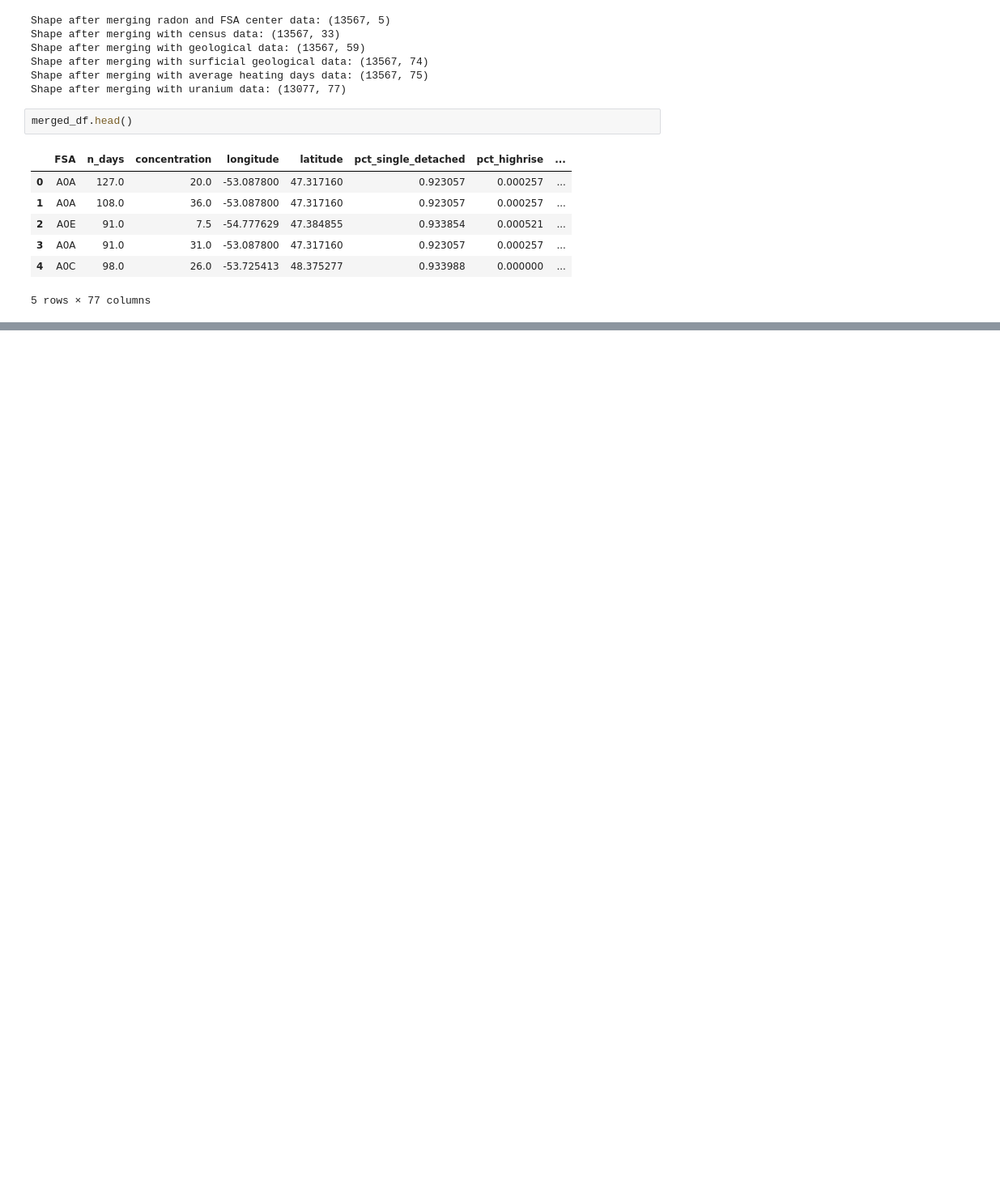
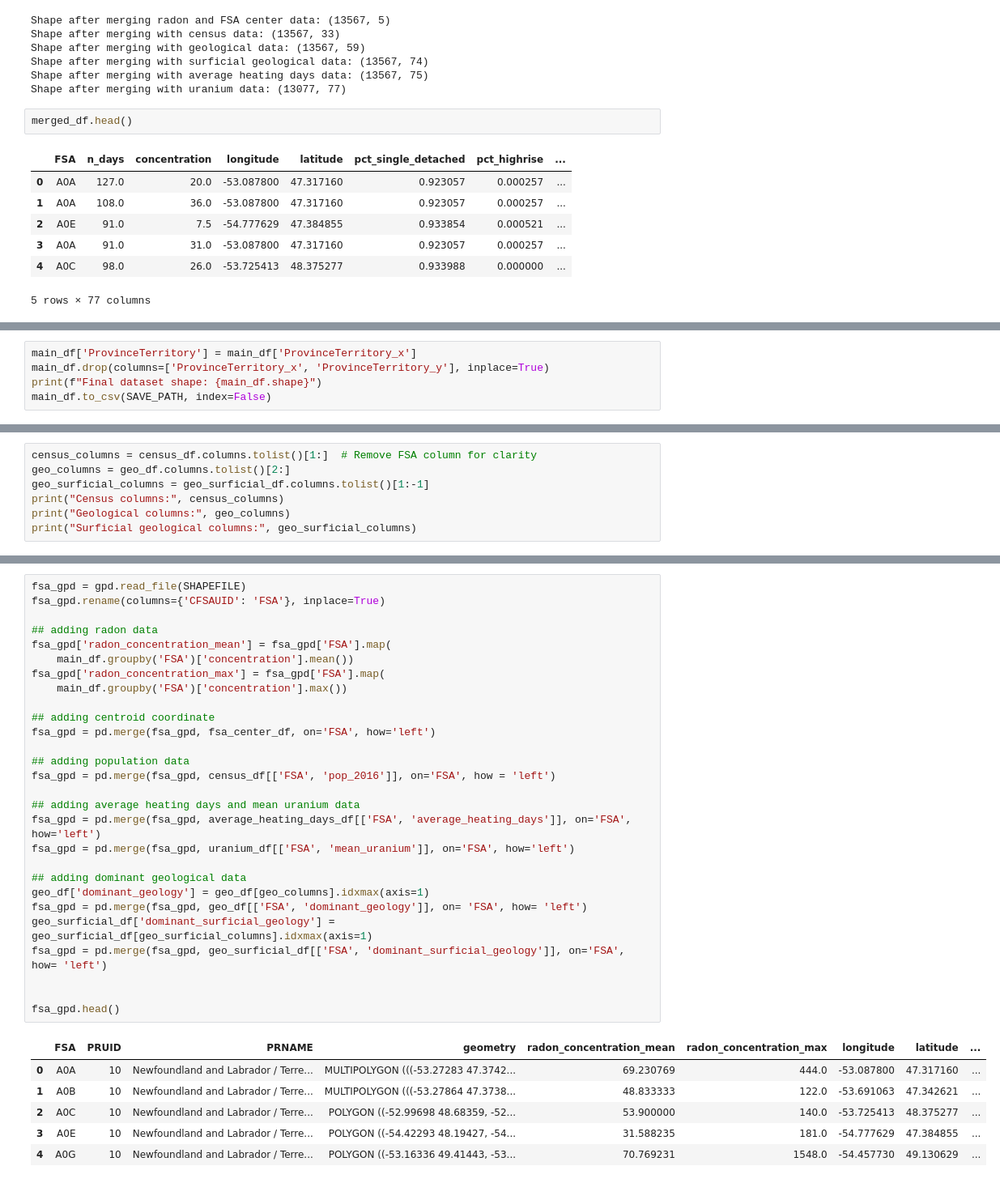
Before and after one commit to Erdos-Projects/spring-2026-radon-risk-mapping, a Jupyter notebook: notebooks/raw_data_processing/main_dataset_processing.ipynb, the cells around one changed output, grey strips where cells are left out. Shown at 81% size. Drawn from its saved outputs; the diff is of its cells as text; blank space fills up the shorter version.

```diff
--- a/notebooks/raw_data_processing/main_dataset_processing.ipynb
+++ b/notebooks/raw_data_processing/main_dataset_processing.ipynb
@@ -296,0 +315,5 @@ Final dataset shape: (13077, 77)
+# %%
+main_df['ProvinceTerritory'] = main_df['ProvinceTerritory_x']
+main_df.drop(columns=['ProvinceTerritory_x', 'ProvinceTerritory_y'], inplace=True)
+print(f"Final dataset shape: {main_df.shape}")
+main_df.to_csv(SAVE_PATH, index=False)
@@ -296,0 +330,7 @@ Final dataset shape: (13077, 77)
+# %%
+census_columns = census_df.columns.tolist()[1:]  # Remove FSA column for clarity
+geo_columns = geo_df.columns.tolist()[2:]
+geo_surficial_columns = geo_surficial_df.columns.tolist()[1:-1]
+print("Census columns:", census_columns)
+print("Geological columns:", geo_columns)
+print("Surficial geological columns:", geo_surficial_columns)
@@ -296,0 +341,35 @@ Final dataset shape: (13077, 77)
+# %%
+fsa_gpd = gpd.read_file(SHAPEFILE)
+fsa_gpd.rename(columns={'CFSAUID': 'FSA'}, inplace=True)
+
+## adding radon data
+fsa_gpd['radon_concentration_mean'] = fsa_gpd['FSA'].map(
+    main_df.groupby('FSA')['concentration'].mean())
+fsa_gpd['radon_concentration_max'] = fsa_gpd['FSA'].map(
+    main_df.groupby('FSA')['concentration'].max())
+
+## adding centroid coordinate
+fsa_gpd = pd.merge(fsa_gpd, fsa_center_df, on='FSA', how='left')
+
+## adding population data
+fsa_gpd = pd.merge(fsa_gpd, census_df[['FSA', 'pop_2016']], on='FSA', how = 'left')
+
+## adding average heating days and mean uranium data
+fsa_gpd = pd.merge(fsa_gpd, average_heating_days_df[['FSA', 'average_heating_days']], on='FSA', how='left')
+fsa_gpd = pd.merge(fsa_gpd, uranium_df[['FSA', 'mean_uranium']], on='FSA', how='left')
+
+## adding dominant geological data
+geo_df['dominant_geology'] = geo_df[geo_columns].idxmax(axis=1)
+fsa_gpd = pd.merge(fsa_gpd, geo_df[['FSA', 'dominant_geology']], on= 'FSA', how= 'left')
+geo_surficial_df['dominant_surficial_geology'] = geo_surficial_df[geo_surficial_columns].idxmax(axis=1)
+fsa_gpd = pd.merge(fsa_gpd, geo_surficial_df[['FSA', 'dominant_surficial_geology']], on='FSA', how= 'left')
+
+
+fsa_gpd.head()
+# %% [output]
+|  | FSA | PRUID | PRNAME | geometry | radon_concentration_mean | radon_concentration_max | longitude | latitude | ... |
+| 0 | A0A | 10 | Newfoundland and Labrador / Terre... | MULTIPOLYGON (((-53.27283 47.3742... | 69.230769 | 444.0 | -53.087800 | 47.317160 | ... |
+| 1 | A0B | 10 | Newfoundland and Labrador / Terre... | MULTIPOLYGON (((-53.27864 47.3738... | 48.833333 | 122.0 | -53.691063 | 47.342621 | ... |
+| 2 | A0C | 10 | Newfoundland and Labrador / Terre... | POLYGON ((-52.99698 48.68359, -52... | 53.900000 | 140.0 | -53.725413 | 48.375277 | ... |
+| 3 | A0E | 10 | Newfoundland and Labrador / Terre... | POLYGON ((-54.42293 48.19427, -54... | 31.588235 | 181.0 | -54.777629 | 47.384855 | ... |
+| 4 | A0G | 10 | Newfoundland and Labrador / Terre... | POLYGON ((-53.16336 49.41443, -53... | 70.769231 | 1548.0 | -54.457730 | 49.130629 | ... |
```
Also changed, not shown: parts of 9 cells of this notebook, 6 other files.
